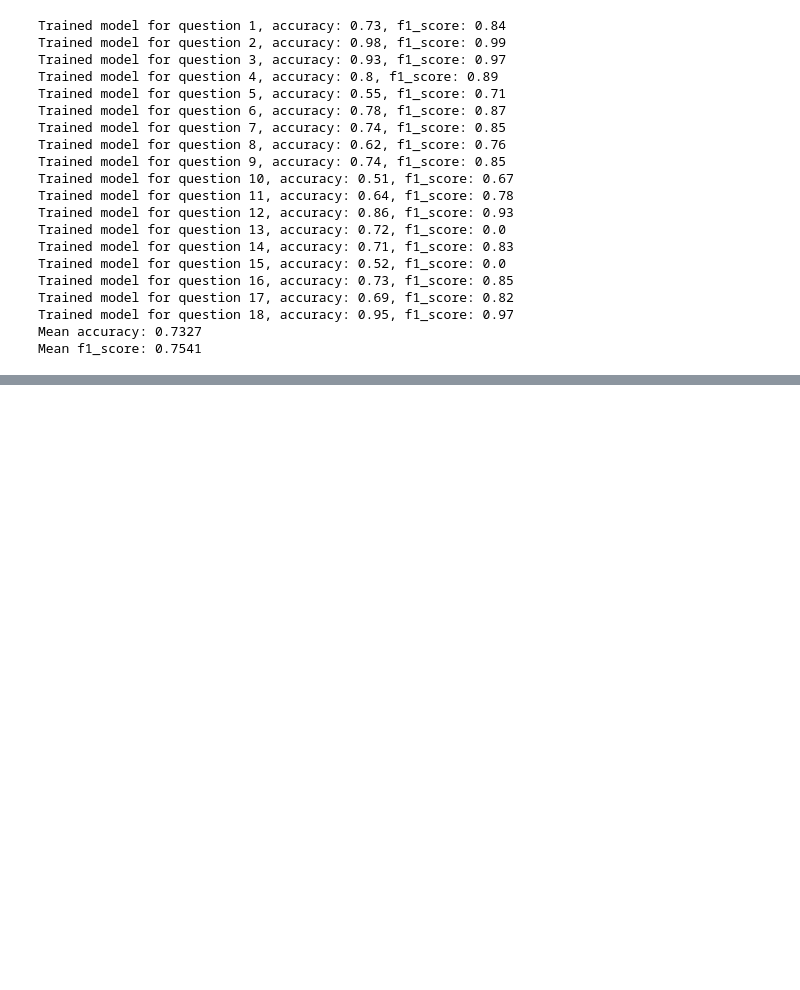
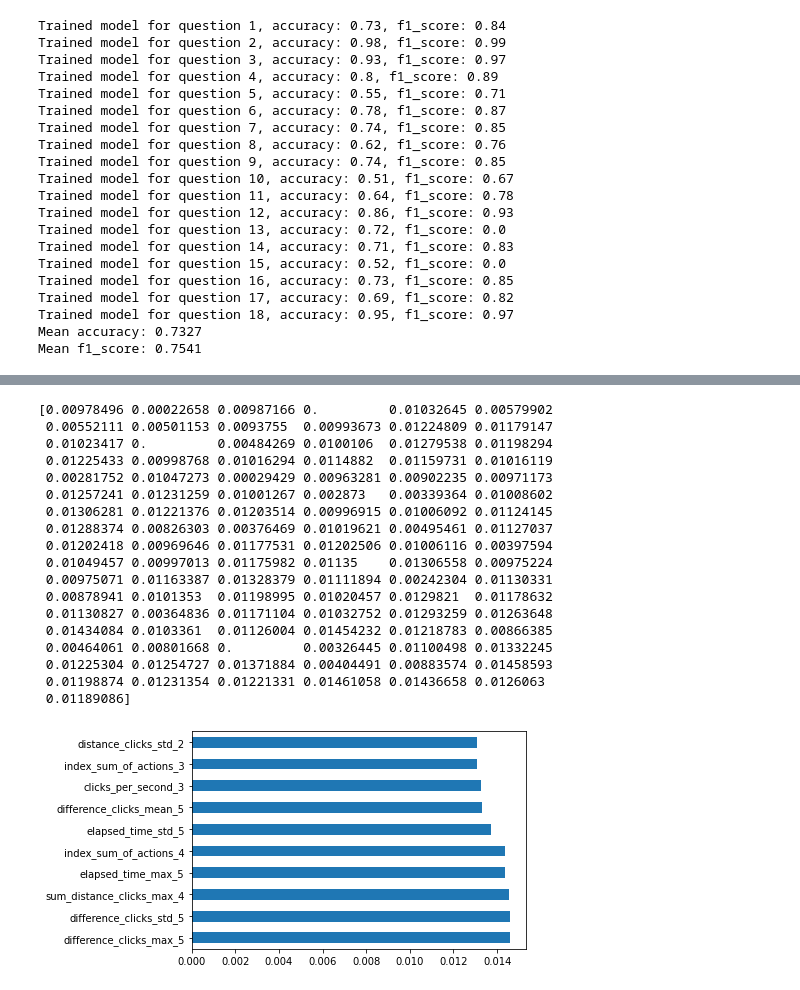
Before and after one commit to Kaggle-Project-TUC-DS/student-performance, a Jupyter notebook: notebooks/exploring_classifiers_marv.ipynb, the cells around one changed output, grey strips where cells are left out. Drawn from its saved outputs; the diff is of its cells as text; code cells hidden in the pictures; blank space fills up the shorter version.

```diff
--- a/notebooks/exploring_classifiers_marv.ipynb
+++ b/notebooks/exploring_classifiers_marv.ipynb
@@ -480,0 +540,30 @@ Mean f1_score: 0.7541
+# %%
+# Question 3
+X = X_dfs['0_4'].iloc[:, 2:]
+y = labels['correct'][labels['q'] == 3]
+model.fit(X,y)
+print(model.feature_importances_) #use inbuilt class feature_importances of tree based classifiers
+#plot graph of feature importances for better visualization
+feat_importances = pd.Series(model.feature_importances_, index=X.columns)
+feat_importances.nlargest(10).plot(kind='barh')
+plt.show()
+# %% [output]
+[0.00978496 0.00022658 0.00987166 0.         0.01032645 0.00579902
+ 0.00552111 0.00501153 0.0093755  0.00993673 0.01224809 0.01179147
+ 0.01023417 0.         0.00484269 0.0100106  0.01279538 0.01198294
+ 0.01225433 0.00998768 0.01016294 0.0114882  0.01159731 0.01016119
+ 0.00281752 0.01047273 0.00029429 0.00963281 0.00902235 0.00971173
+ 0.01257241 0.01231259 0.01001267 0.002873   0.00339364 0.01008602
+ 0.01306281 0.01221376 0.01203514 0.00996915 0.01006092 0.01124145
+ 0.01288374 0.00826303 0.00376469 0.01019621 0.00495461 0.01127037
+ 0.01202418 0.00969646 0.01177531 0.01202506 0.01006116 0.00397594
+ 0.01049457 0.00997013 0.01175982 0.01135    0.01306558 0.00975224
+ 0.00975071 0.01163387 0.01328379 0.01111894 0.00242304 0.01130331
+ 0.00878941 0.0101353  0.01198995 0.01020457 0.0129821  0.01178632
+ 0.01130827 0.00364836 0.01171104 0.01032752 0.01293259 0.01263648
+ 0.01434084 0.0103361  0.01126004 0.01454232 0.01218783 0.00866385
+ 0.00464061 0.00801668 0.         0.00326445 0.01100498 0.01332245
+ 0.01225304 0.01254727 0.01371884 0.00404491 0.00883574 0.01458593
+ 0.01198874 0.01231354 0.01221331 0.01461058 0.01436658 0.0126063
+ 0.01189086]
+[figure, added]
```
Also changed, not shown: parts of 13 cells of this notebook, 1 other file.
